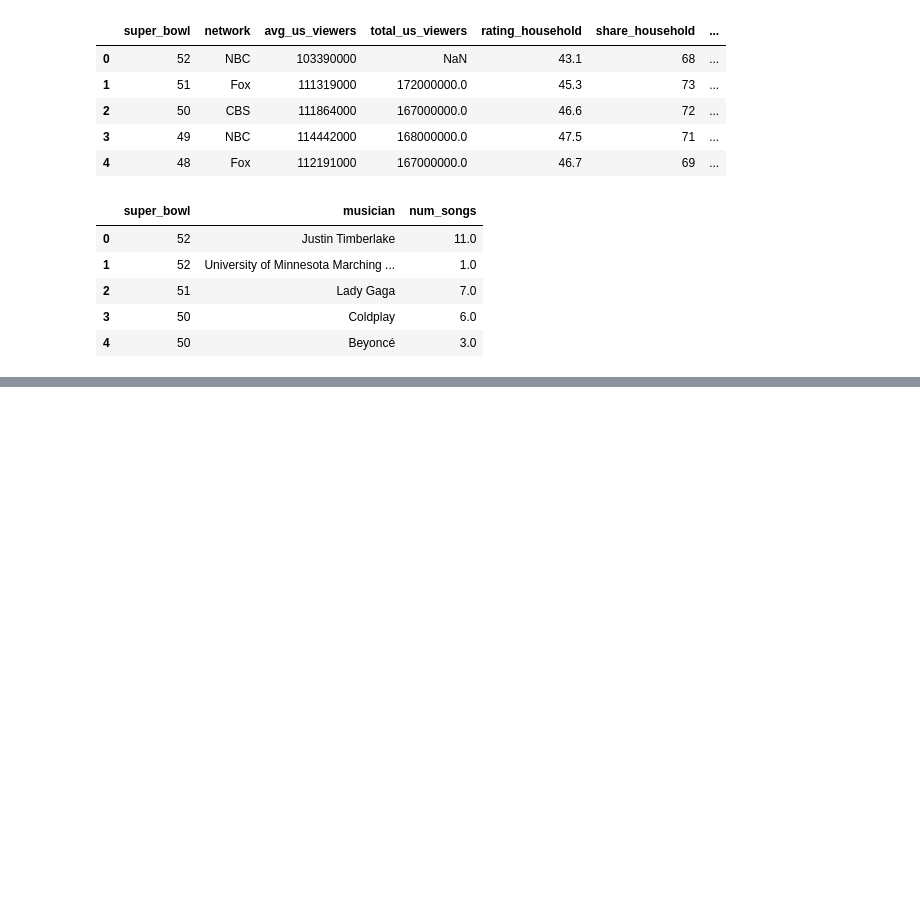
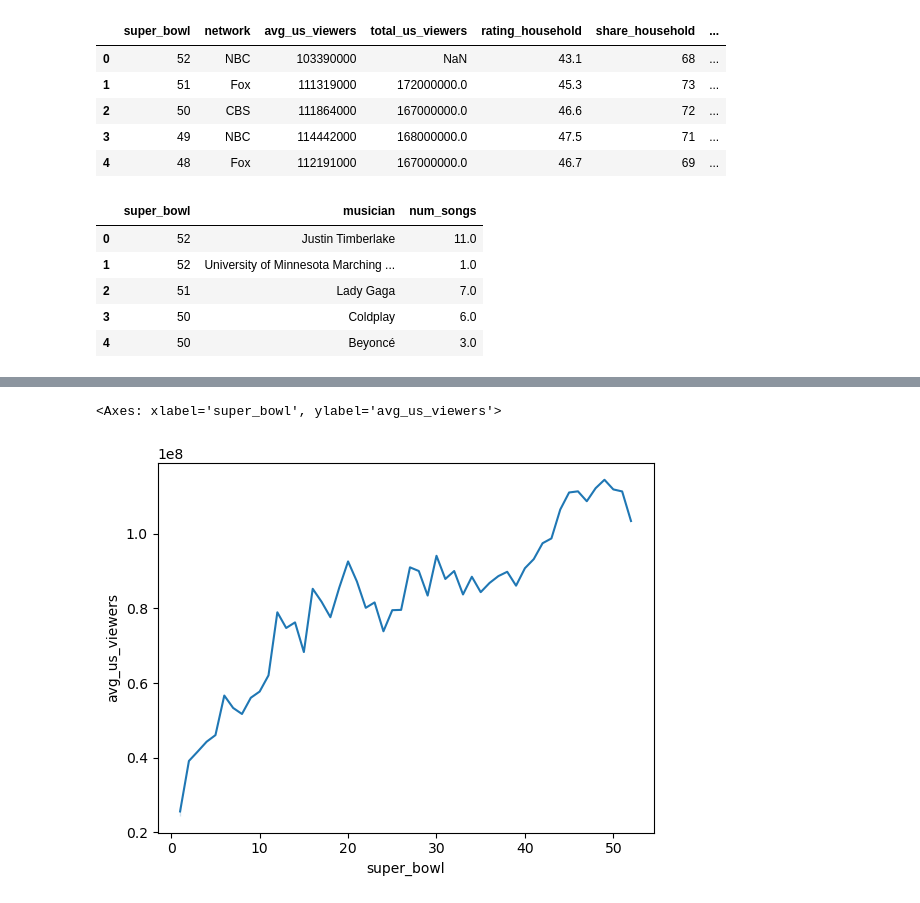
Before and after one commit to JRRichard/Datacamp_projects, a Jupyter notebook: TV Data Insights/TV_data_insights.ipynb, the cells around one changed output, grey strips where cells are left out. Saved outputs shown, nothing was run; the diff lists cells and outputs as text; code cells hidden in the pictures; blank space fills up the shorter version.

```diff
--- a/TV Data Insights/TV_data_insights.ipynb
+++ b/TV Data Insights/TV_data_insights.ipynb
@@ -64,3 +70,7 @@ halftime_musicians.head()
 # %%
 # Start coding here
 # Use as many cells as you need
+sns.lineplot(data=tv, x="super_bowl", y="avg_us_viewers")
+# %% [output]
+<Axes: xlabel='super_bowl', ylabel='avg_us_viewers'>
+[figure, added]
```
Also changed, not shown: parts of 8 cells of this notebook.
